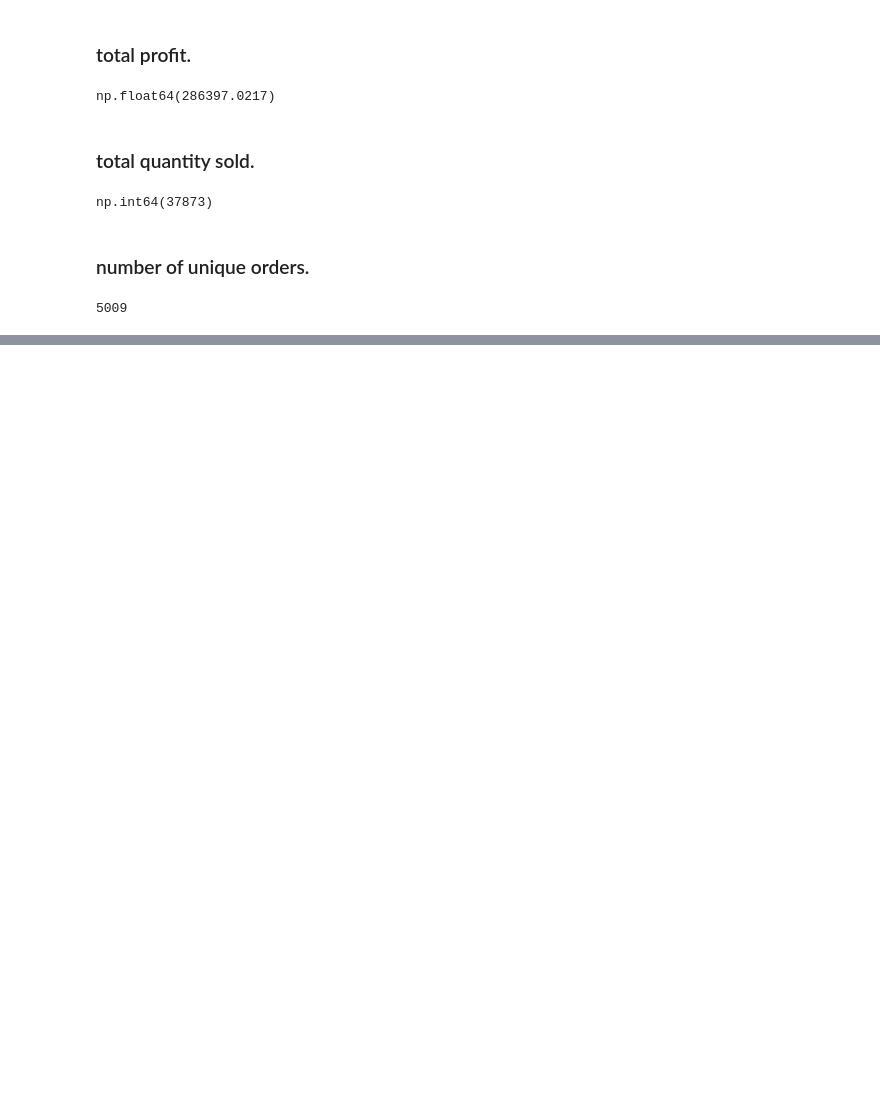
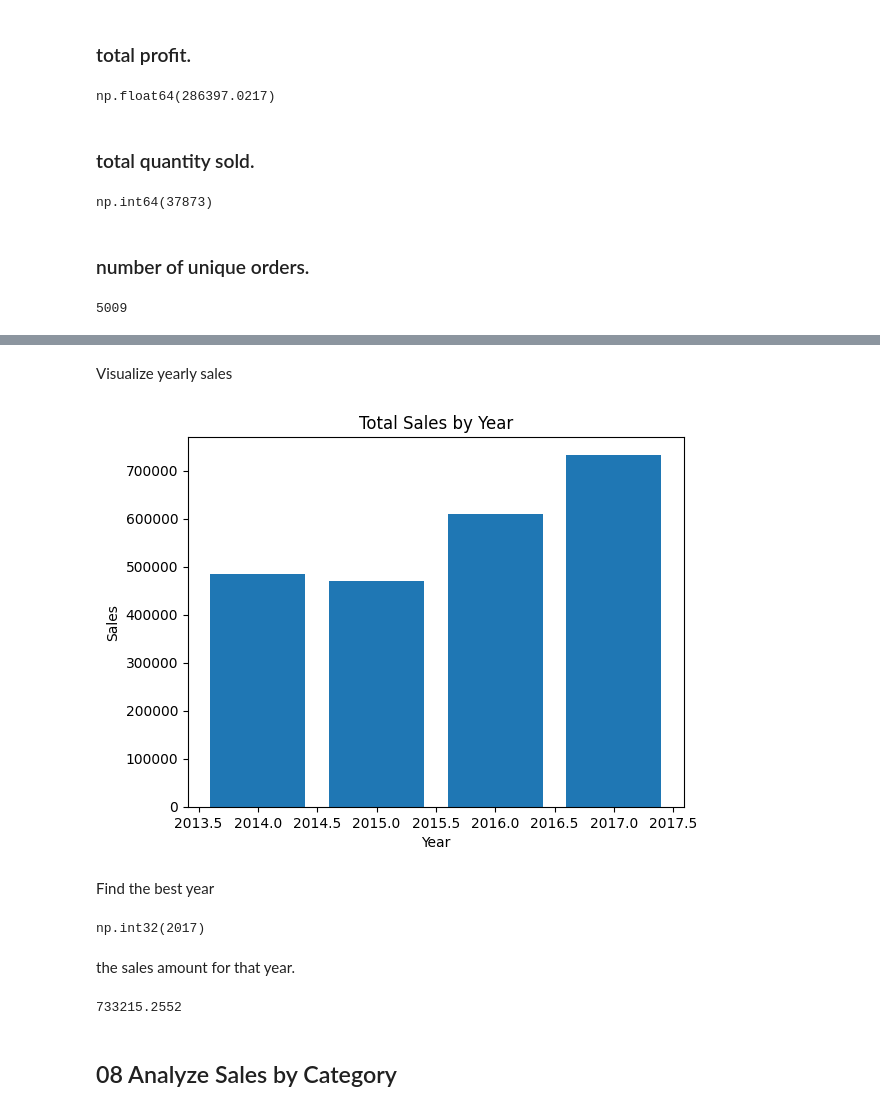
Before and after one commit to mukund1040/Data-Analytics-Projects, a Jupyter notebook: 02-Sales-Data-Analysis/Sales_Data_Analysis.ipynb, the cells around one changed output, grey strips where cells are left out. Saved outputs shown, nothing was run; the diff lists cells and outputs as text; code cells hidden in the pictures; blank space fills up the shorter version.

```diff
--- a/02-Sales-Data-Analysis/Sales_Data_Analysis.ipynb
+++ b/02-Sales-Data-Analysis/Sales_Data_Analysis.ipynb
@@ -153,0 +211,3 @@ df["Order ID"].nunique()
+# %%
+df["Month"] = df["Order Date"].dt.month
+df["Month"].unique()
@@ -153,0 +218,2 @@ df["Order ID"].nunique()
+# %%
+df["Month_Name"] = df["Order Date"].dt.month_name()
@@ -153,0 +231,4 @@ df["Order ID"].nunique()
+# %%
+df["Shipping_Days"] = (
+    df["Ship Date"] - df["Order Date"]
+).dt.days
@@ -153,0 +266,4 @@ df["Order ID"].nunique()
+# %%
+yearly_sales = df.groupby("Year")["Sales"].sum()
+
+yearly_sales
@@ -153,0 +278,26 @@ df["Order ID"].nunique()
+# %% [markdown]
+Visualize yearly sales
+# %%
+plt.bar(yearly_sales.index, yearly_sales.values)
+
+plt.title("Total Sales by Year")
+plt.xlabel("Year")
+plt.ylabel("Sales")
+
+plt.show()
+# %% [output]
+[figure, added]
+# %% [markdown]
+Find the best year
+# %%
+yearly_sales.idxmax()
+# %% [output]
+np.int32(2017)
+# %% [markdown]
+the sales amount for that year.
+# %%
+yearly_sales.max()
+# %% [output]
+733215.2552
+# %% [markdown]
+## 08 Analyze Sales by Category
```
Also changed, not shown: parts of 36 cells of this notebook.
